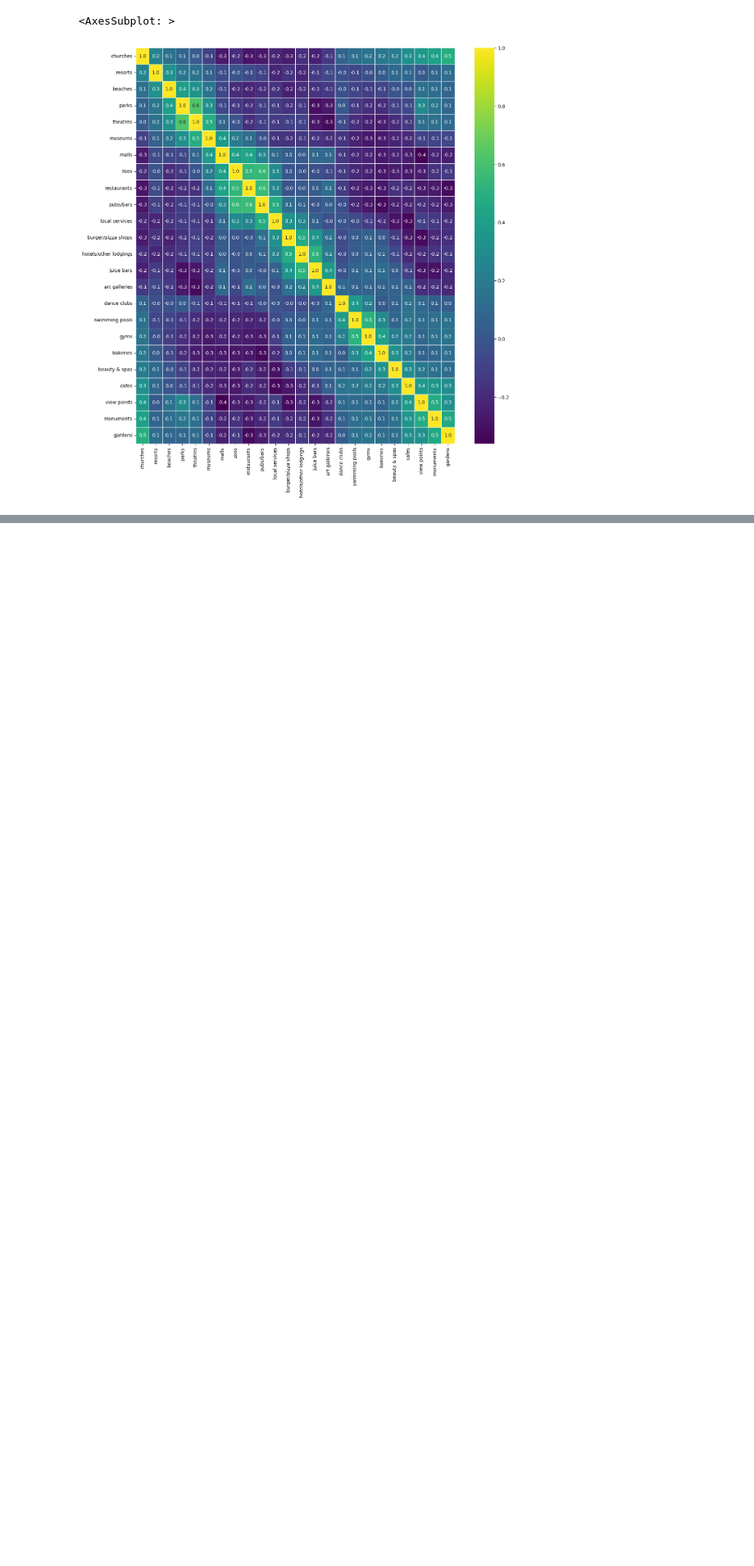
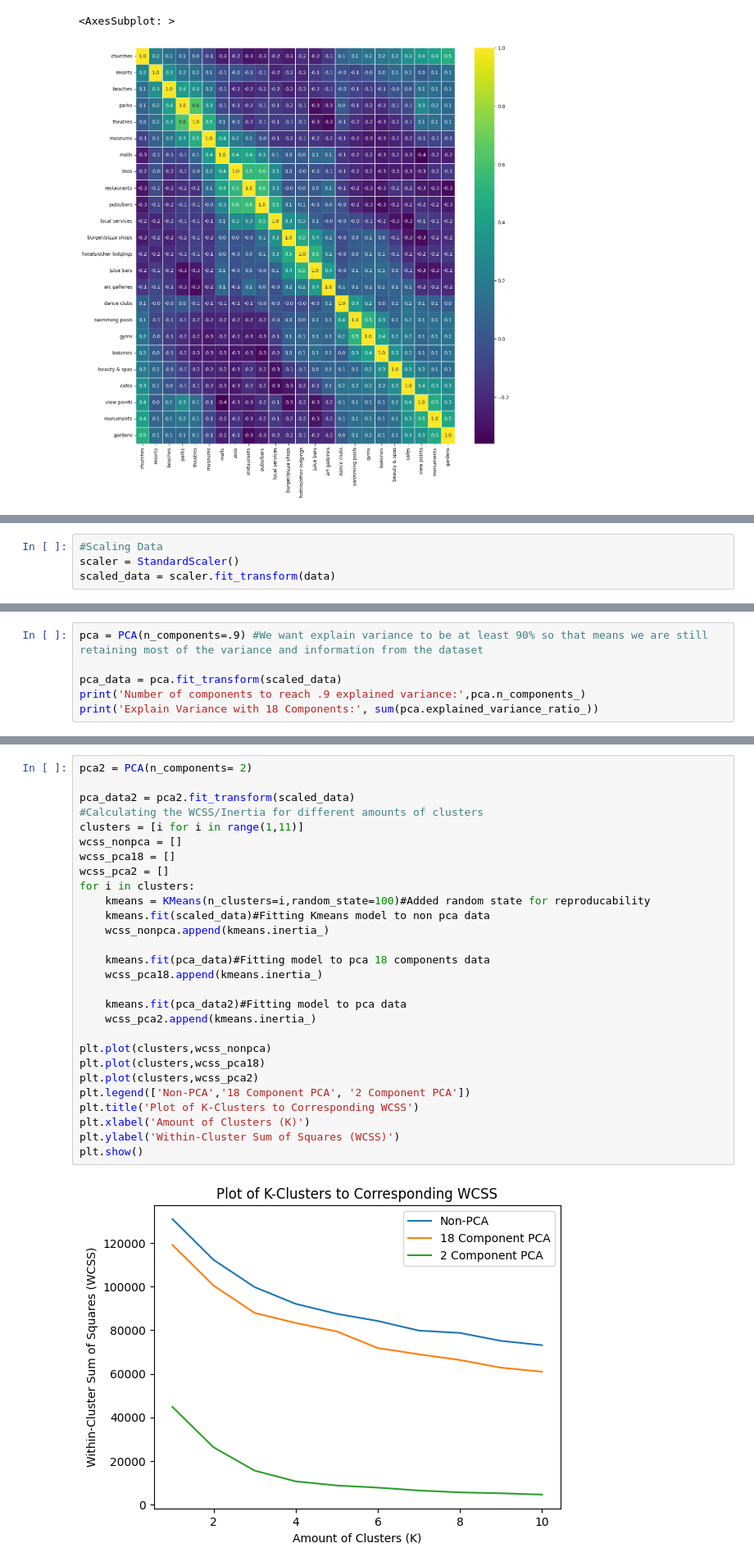
Before and after one commit to JLawrence04/Projects, a Jupyter notebook: Google_Ratings_Traveler_Segmentation/TravelerSegmentation.ipynb, the cells around one changed output, grey strips where cells are left out. Shown at 82% size. Cells and saved outputs as stored; diff of their text form; blank space fills up the shorter version.

Commit message:
Peformed PCA and found optimal amount of clusters

```diff
--- a/Google_Ratings_Traveler_Segmentation/TravelerSegmentation.ipynb
+++ b/Google_Ratings_Traveler_Segmentation/TravelerSegmentation.ipynb
@@ -143,0 +153,4 @@ sns.heatmap(data.corr(), annot = True, fmt= '.1f', cmap = 'viridis', linewidths=
+# %%
+#Scaling Data
+scaler = StandardScaler()
+scaled_data = scaler.fit_transform(data)
@@ -143,0 +161,6 @@ sns.heatmap(data.corr(), annot = True, fmt= '.1f', cmap = 'viridis', linewidths=
+# %%
+pca = PCA(n_components=.9) #We want explain variance to be at least 90% so that means we are still retaining most of the variance and information from the dataset
+
+pca_data = pca.fit_transform(scaled_data)
+print('Number of components to reach .9 explained variance:',pca.n_components_)
+print('Explain Variance with 18 Components:', sum(pca.explained_variance_ratio_))
@@ -143,0 +174,30 @@ sns.heatmap(data.corr(), annot = True, fmt= '.1f', cmap = 'viridis', linewidths=
+# %%
+pca2 = PCA(n_components= 2)
+
+pca_data2 = pca2.fit_transform(scaled_data)
+#Calculating the WCSS/Inertia for different amounts of clusters
+clusters = [i for i in range(1,11)]
+wcss_nonpca = []
+wcss_pca18 = []
+wcss_pca2 = []
+for i in clusters:
+    kmeans = KMeans(n_clusters=i,random_state=100)#Added random state for reproducability
+    kmeans.fit(scaled_data)#Fitting Kmeans model to non pca data
+    wcss_nonpca.append(kmeans.inertia_)
+
+    kmeans.fit(pca_data)#Fitting model to pca 18 components data
+    wcss_pca18.append(kmeans.inertia_)
+
+    kmeans.fit(pca_data2)#Fitting model to pca data
+    wcss_pca2.append(kmeans.inertia_)
+
+plt.plot(clusters,wcss_nonpca)
+plt.plot(clusters,wcss_pca18)
+plt.plot(clusters,wcss_pca2)
+plt.legend(['Non-PCA','18 Component PCA', '2 Component PCA'])
+plt.title('Plot of K-Clusters to Corresponding WCSS')
+plt.xlabel('Amount of Clusters (K)')
+plt.ylabel('Within-Cluster Sum of Squares (WCSS)')
+plt.show()
+# %% [output]
+[figure, added]
```
Also changed, not shown: parts of 9 cells of this notebook.
